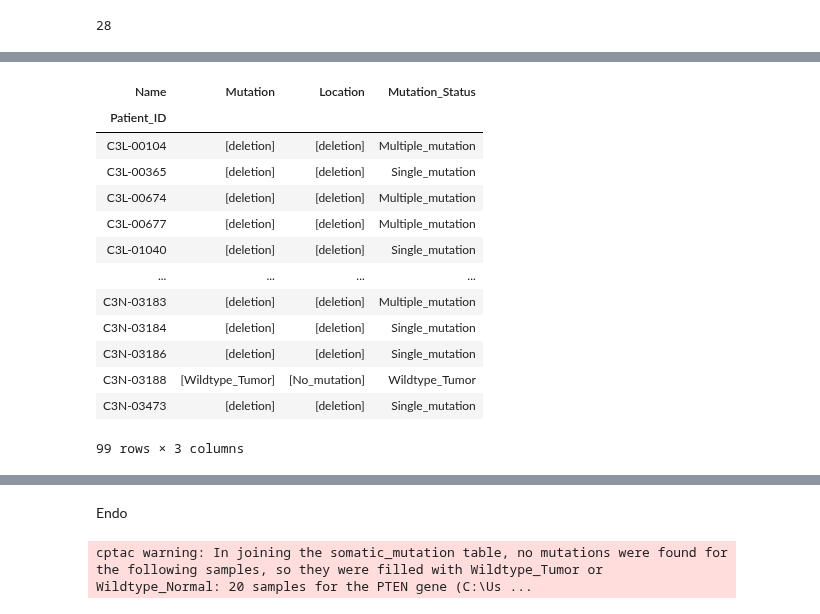
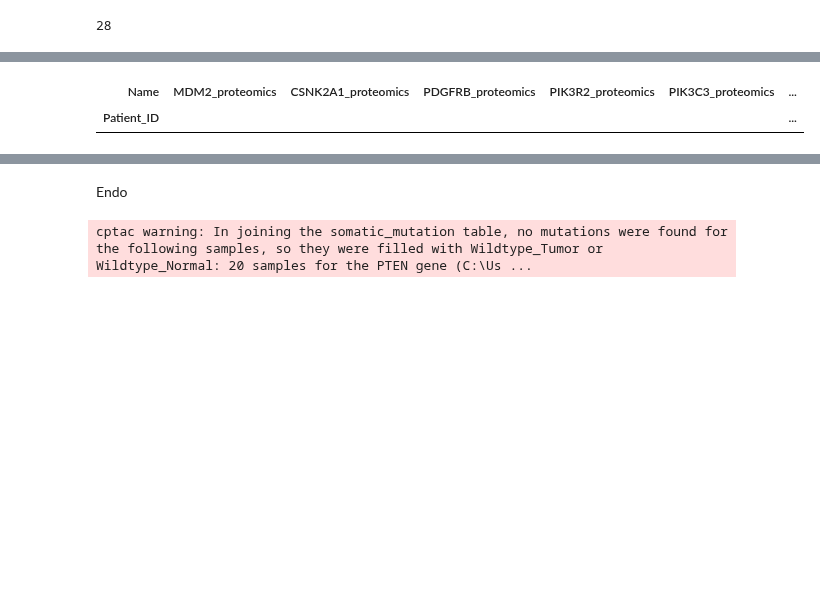
Before and after one commit to PayneLab/WhenMutationsDontMatter, a Jupyter notebook: PTEN context dependant story/CNV del vs wt -Directionality iteracting proteins .ipynb, the cells around one changed output, grey strips where cells are left out. Cells and saved outputs as stored; diff of their text form; code cells hidden in the pictures; blank space fills up the shorter version.

```diff
--- a/PTEN context dependant story/CNV del vs wt -Directionality iteracting proteins .ipynb
+++ b/PTEN context dependant story/CNV del vs wt -Directionality iteracting proteins .ipynb
@@ -29,3 +29,19 @@ len(ip)
 28
 # %%
 gene = 'PTEN'
+# %%
+mut_type_gbm = gbm.get_genotype_all_vars(gene)
+
+# merge cnv with genotype all mut type
+prot_and_mutations = gbm.join_omics_to_mutations(
+    mutations_genes = [gene], omics_df_name = 'proteomics', omics_genes = ip)
+prot_and_mutations = prot_and_mutations[prot_and_mutations.Sample_Status == "Tumor"] # drop Normal samples
+ip_df = prot_and_mutations.iloc[:,:-4] #drop mutation, location cols
+mut_type_gbm = mut_type_gbm[['Mutation']]
+merged = ip_df.join(mut_type_gbm) # merge mutation col from function (includes cnv)
+
+# Keep two values to compare
+compare = ['Wildtype_Tumor','Deletion']
+get = merged['Mutation'].isin(compare)
+del_wt = merged[get]
+del_wt['Mutation'].value_counts()
@@ -32,22 +56,15 @@ gene = 'PTEN'
 # %%
-mut_type_gbm = gbm.get_genotype_all_vars(gene)
-
-# merge cnv with genotype all mut type
-prot_and_mutations = gbm.join_omics_to_mutations(
-    mutations_genes = [gene], omics_df_name = 'CNV', omics_genes = ip)
-ip_df = prot_and_mutations.iloc[:,:-4]
-mut_type_gbm = mut_type_gbm[['Mutation']]
-merged = ip_df.join(mut_type_gbm)
-merged['Mutation'].value_counts()
-
 # slice certain mut type and wt
-d = ['deletion']
+d = ['Deletion']
 del_gbm = merged['Mutation'].apply(lambda x: x == d) # slice out a list -> returns boolean
 del_id = list(del_gbm.index)
 del_gbm = merged[del_gbm]
 
 
 wt = ['Wildtype_Tumor']
 wt_gbm = merged['Mutation'].apply(lambda x: x == wt)
 wt_gbm = merged[wt_gbm]
+wt_gbm
 # %% [output]
+| Name | MDM2_proteomics | CSNK2A1_proteomics | PDGFRB_proteomics | PIK3R2_proteomics | PIK3C3_proteomics | ... |
+| Patient_ID |  |  |  |  |  | ... |
@@ -56,17 +72,3 @@ cptac warning: CNV data was not found for the following samples, so CNV data col
-| Name | Mutation | Location | Mutation_Status |
-| Patient_ID |  |  |  |
-| C3L-00104 | [deletion] | [deletion] | Multiple_mutation |
-| C3L-00365 | [deletion] | [deletion] | Single_mutation |
-| C3L-00674 | [deletion] | [deletion] | Multiple_mutation |
-| C3L-00677 | [deletion] | [deletion] | Multiple_mutation |
-| C3L-01040 | [deletion] | [deletion] | Single_mutation |
-| ... | ... | ... | ... |
-| C3N-03183 | [deletion] | [deletion] | Multiple_mutation |
-| C3N-03184 | [deletion] | [deletion] | Single_mutation |
-| C3N-03186 | [deletion] | [deletion] | Single_mutation |
-| C3N-03188 | [Wildtype_Tumor] | [No_mutation] | Wildtype_Tumor |
-| C3N-03473 | [deletion] | [deletion] | Single_mutation |
-99 rows × 3 columns
 # %%
 del_med = del_gbm.median()
 wt_med = wt_gbm.median()
```
Also changed, not shown: parts of 4 cells of this notebook, 3 other files.
